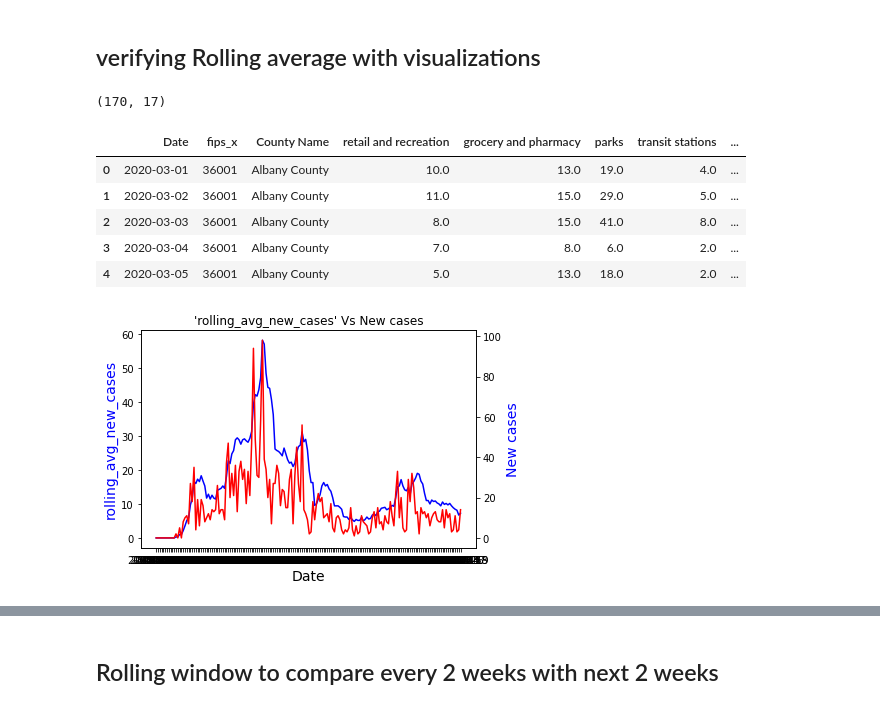
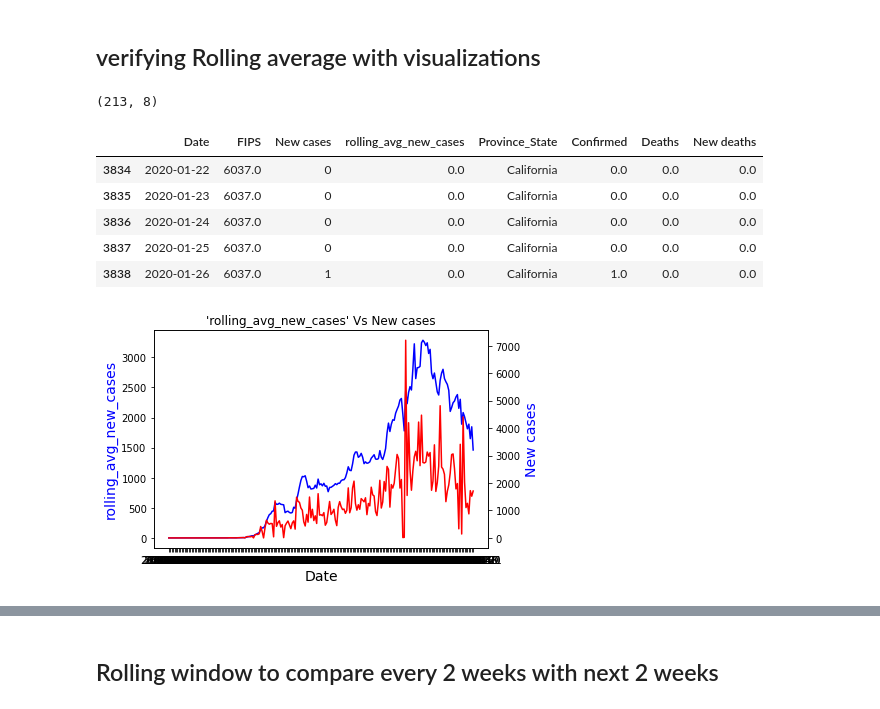
Before and after one commit to jeyasri-s2/meansquares, a Jupyter notebook: CA_LabelingData.ipynb, the cells around one changed output, grey strips where cells are left out. Cells and saved outputs as stored; diff of their text form; code cells hidden in the pictures.

Commit message:
updated columns for CA

```diff
--- a/CA_LabelingData.ipynb
+++ b/CA_LabelingData.ipynb
@@ -55,6 +55,6 @@ mask_rule_data.csv  NY-CovidAug21.csv          Queens_county.csv
 # %% [markdown]
 # Loading NY data
 # %%
-NY_combined_data = pd.read_csv('/content/drive/Shared drives/CMPE 295- Master Project/Covid19-data/Newyork_combinedAug22.csv',low_memory=False)
+NY_combined_data = pd.read_csv('/content/drive/Shared drives/CMPE 295- Master Project/Covid19-data/CA-CovidAug22.csv',low_memory=False)
 NY_combined_data.head()
 # %% [output]
@@ -86,10 +84,12 @@ df = pd.DataFrame(columns=['Date','fips_x','County Name','retail and recreation'
+# %%
+df = pd.DataFrame(columns=['Date','FIPS','New cases','rolling_avg_new_cases'])
 # %%
-NY_counties = NY_combined_data['County Name'].unique()
+NY_counties = NY_combined_data['FIPS'].unique()
 
 for county in NY_counties:
-  county_data = NY_combined_data[NY_combined_data['County Name'] == county]
+  county_data = NY_combined_data[NY_combined_data['FIPS'] == county]
   #print(county_data.iloc[:,15])
-  county_data['rolling_avg_new_cases'] = county_data.iloc[:,15].rolling(window=7).mean()
+  county_data['rolling_avg_new_cases'] = county_data.iloc[:,5].rolling(window=7).mean()
   df = df.append(county_data)
 
 df.head()
@@ -196,31 +165,31 @@ array(['Albany County', 'Allegany County', 'Broome County',
 # %% [markdown]
 ## verifying Rolling average with visualizations
 # %%
-albany_county = NY_combined_data[NY_combined_data['County Name'] == 'Albany County']
-print(albany_county.shape)
-albany_county.head()
+la_county = NY_combined_data[NY_combined_data['FIPS'] == 6037]
+print(la_county.shape)
+la_county.head()
 # %% [output]
-(170, 17)
+(213, 8)
-|  | Date | fips_x | County Name | retail and recreation | grocery and pharmacy | parks | transit stations | ... |
-| 0 | 2020-03-01 | 36001 | Albany County | 10.0 | 13.0 | 19.0 | 4.0 | ... |
-| 1 | 2020-03-02 | 36001 | Albany County | 11.0 | 15.0 | 29.0 | 5.0 | ... |
-| 2 | 2020-03-03 | 36001 | Albany County | 8.0 | 15.0 | 41.0 | 8.0 | ... |
-| 3 | 2020-03-04 | 36001 | Albany County | 7.0 | 8.0 | 6.0 | 2.0 | ... |
-| 4 | 2020-03-05 | 36001 | Albany County | 5.0 | 13.0 | 18.0 | 2.0 | ... |
+|  | Date | FIPS | New cases | rolling_avg_new_cases | Province_State | Confirmed | Deaths | New deaths |
+| 3834 | 2020-01-22 | 6037.0 | 0 | 0.0 | California | 0.0 | 0.0 | 0.0 |
+| 3835 | 2020-01-23 | 6037.0 | 0 | 0.0 | California | 0.0 | 0.0 | 0.0 |
+| 3836 | 2020-01-24 | 6037.0 | 0 | 0.0 | California | 0.0 | 0.0 | 0.0 |
+| 3837 | 2020-01-25 | 6037.0 | 0 | 0.0 | California | 0.0 | 0.0 | 0.0 |
+| 3838 | 2020-01-26 | 6037.0 | 1 | 0.0 | California | 1.0 | 0.0 | 0.0 |
 # %%
 fig,ax = plt.subplots()
 # make a plot
-ax.plot(albany_county.Date, albany_county['rolling_avg_new_cases'], color="blue")
+ax.plot(la_county.Date, la_county['rolling_avg_new_cases'], color="blue")
 # set x-axis label
 ax.set_xlabel("Date",fontsize=14)
 # set y-axis label
 ax.set_ylabel("rolling_avg_new_cases",color="blue",fontsize=14)
 ax2=ax.twinx()
 # make a plot with different y-axis using second axis object
-ax2.plot(albany_county.Date, albany_county["New cases"],color="red")
+ax2.plot(la_county.Date, la_county["New cases"],color="red")
 ax2.set_ylabel("New cases",color="blue",fontsize=14)
 plt.title("'rolling_avg_new_cases' Vs New cases")
 
 plt.show()
 # %% [output]
-[figure, old version]
+[figure, new version]
```
Also changed, not shown: parts of 74 cells of this notebook.
